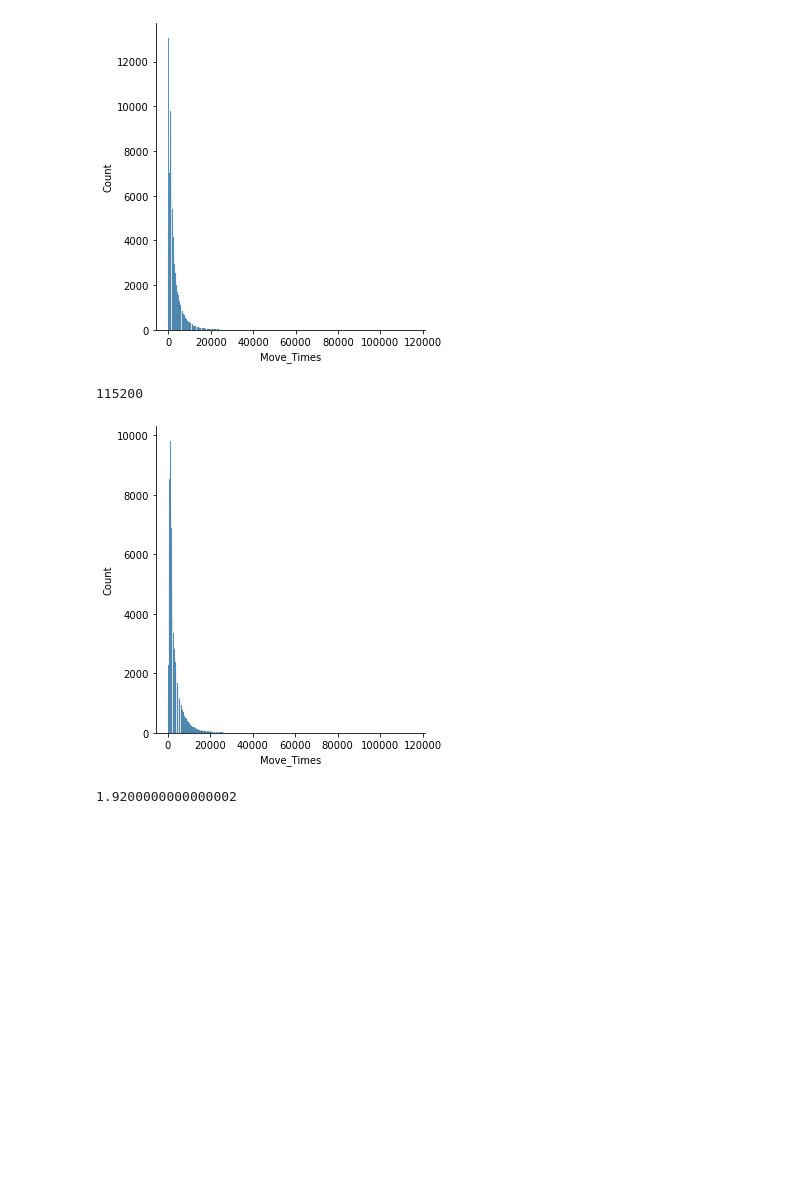
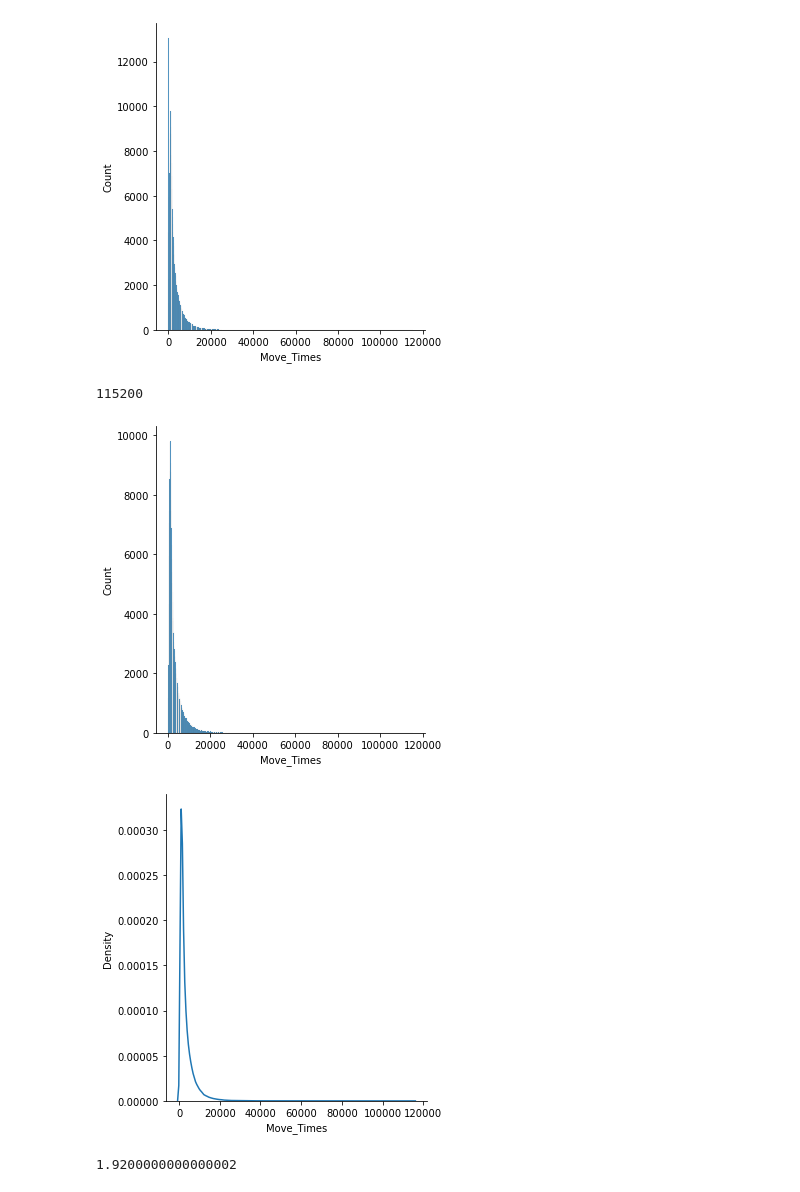
Before and after one commit to nicktalati/chessie, a Jupyter notebook: EDA.ipynb, the cells around one changed output. Cells and saved outputs as stored; diff of their text form; code cells hidden in the pictures; blank space fills up the shorter version.

```diff
--- a/EDA.ipynb
+++ b/EDA.ipynb
@@ -25,10 +25,13 @@ sns.displot(x = "Move_Times", data = df)
 # %%
 df2 = df[df["Move_Times"] > 100] # exclude premoves
 sns.displot(x = "Move_Times", data = df2)
+sns.displot(x = "Move_Times", data = df2, kind = "kde")
+
 df2["Move_Times"].max()
 # %% [output]
 115200
 [figure]
+[figure, added]
 # %%
 (115200/1000) / 60 # 1.92 s think
 # %% [output]
```
Also changed, not shown: parts of 1 cell of this notebook.
